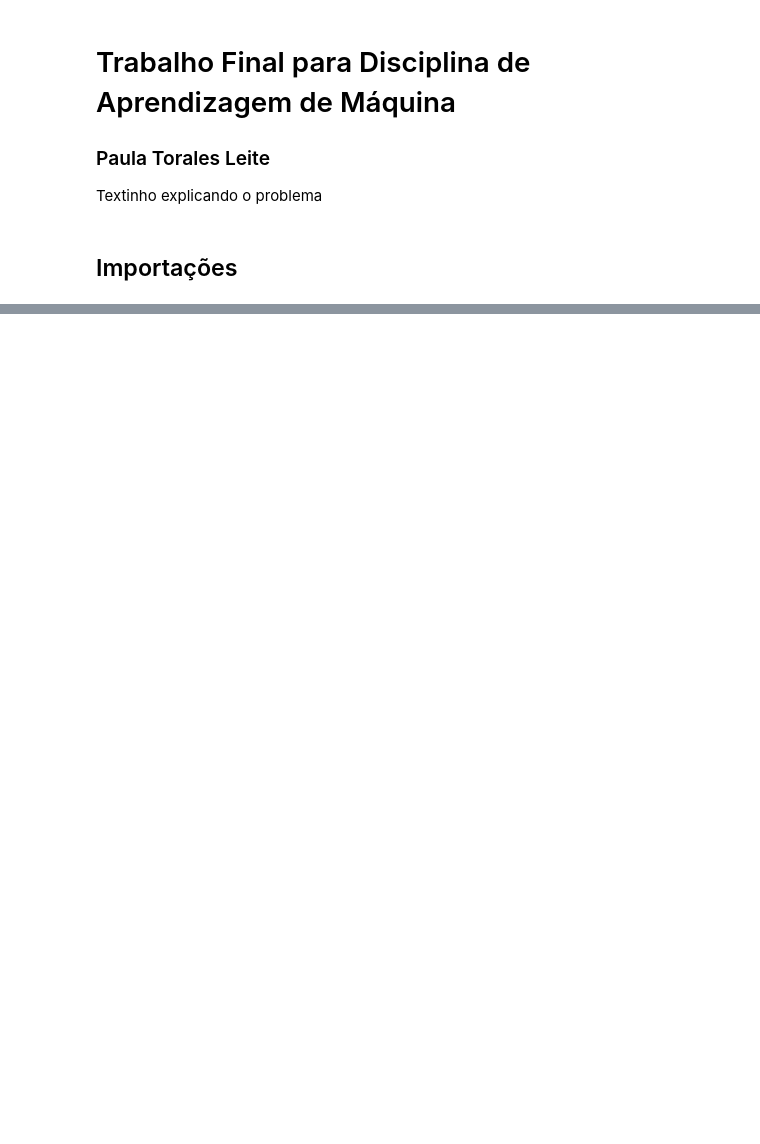
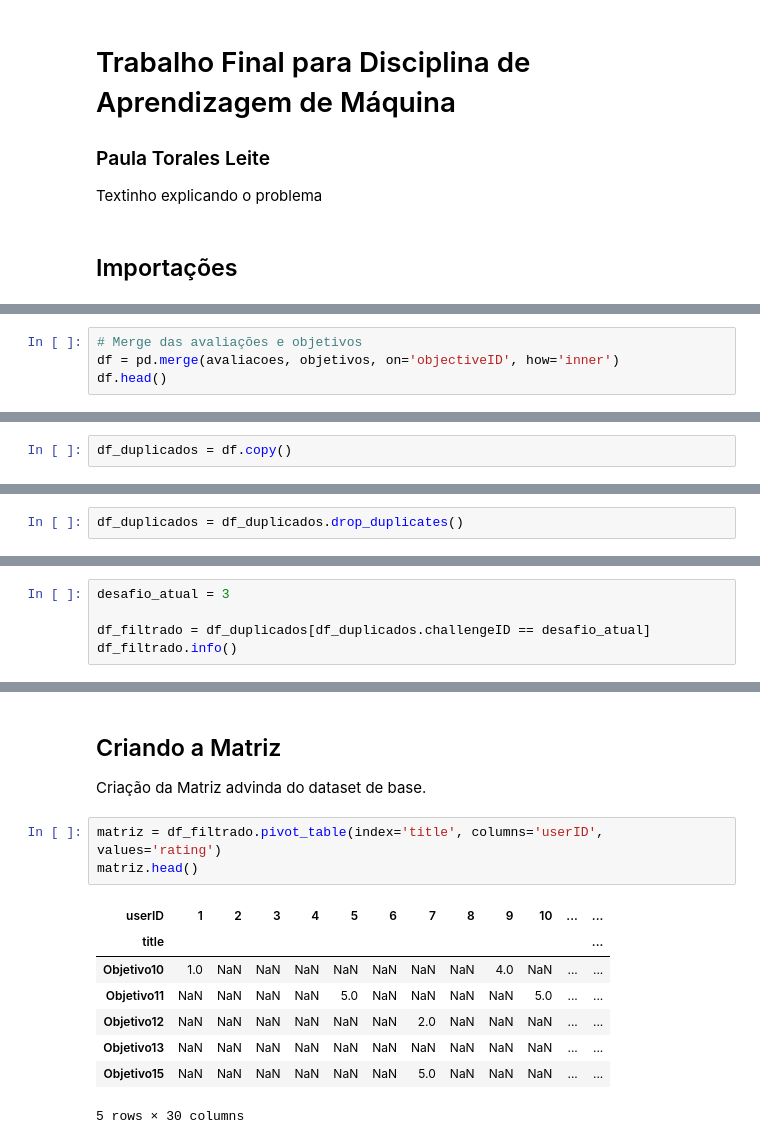
Before and after one commit to paulaleite/aprendizagemDeMaquinaa2022, a Jupyter notebook: Trabalho_Final.ipynb, the cells around one changed output, grey strips where cells are left out. Drawn from its saved outputs; the diff is of its cells as text; blank space fills up the shorter version.

```diff
--- a/Trabalho_Final.ipynb
+++ b/Trabalho_Final.ipynb
@@ -251,0 +69,4 @@ recommended_objectives
+# %%
+# Merge das avaliações e objetivos
+df = pd.merge(avaliacoes, objetivos, on='objectiveID', how='inner')
+df.head()
@@ -251,0 +83,2 @@ recommended_objectives
+# %%
+df_duplicados = df.copy()
@@ -251,0 +89,2 @@ recommended_objectives
+# %%
+df_duplicados = df_duplicados.drop_duplicates()
@@ -251,0 +95,5 @@ recommended_objectives
+# %%
+desafio_atual = 3
+
+df_filtrado = df_duplicados[df_duplicados.challengeID == desafio_atual]
+df_filtrado.info()
@@ -251,0 +113,15 @@ recommended_objectives
+# %% [markdown]
+## Criando a Matriz
+Criação da Matriz advinda do dataset de base.
+# %%
+matriz = df_filtrado.pivot_table(index='title', columns='userID', values='rating')
+matriz.head()
+# %% [output]
+| userID | 1 | 2 | 3 | 4 | 5 | 6 | 7 | 8 | 9 | 10 | ... | ... |
+| title |  |  |  |  |  |  |  |  |  |  |  | ... |
+| Objetivo10 | 1.0 | NaN | NaN | NaN | NaN | NaN | NaN | NaN | 4.0 | NaN | ... | ... |
+| Objetivo11 | NaN | NaN | NaN | NaN | 5.0 | NaN | NaN | NaN | NaN | 5.0 | ... | ... |
+| Objetivo12 | NaN | NaN | NaN | NaN | NaN | NaN | 2.0 | NaN | NaN | NaN | ... | ... |
+| Objetivo13 | NaN | NaN | NaN | NaN | NaN | NaN | NaN | NaN | NaN | NaN | ... | ... |
+| Objetivo15 | NaN | NaN | NaN | NaN | NaN | NaN | 5.0 | NaN | NaN | NaN | ... | ... |
+5 rows × 30 columns
```
Also changed, not shown: parts of 43 cells of this notebook.
